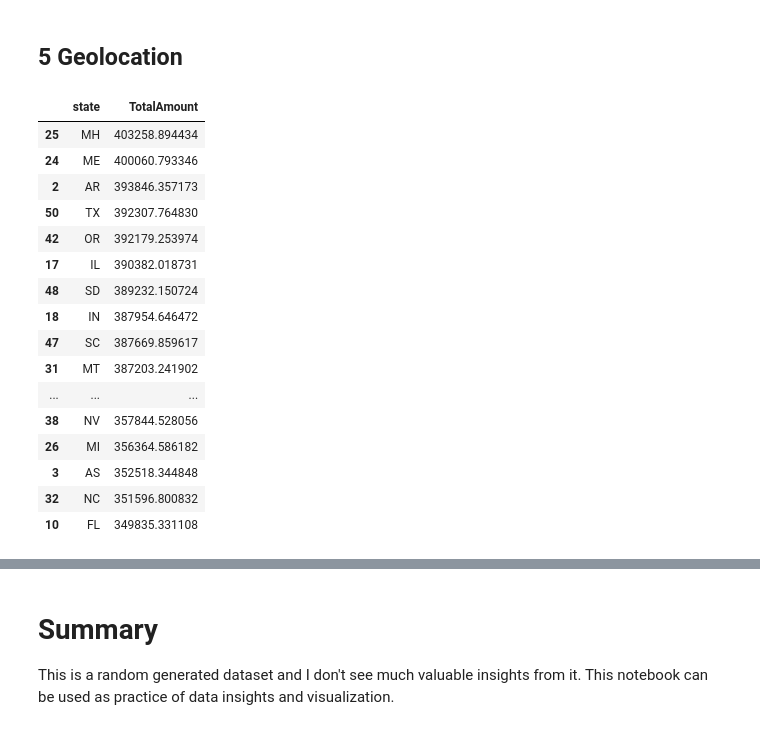
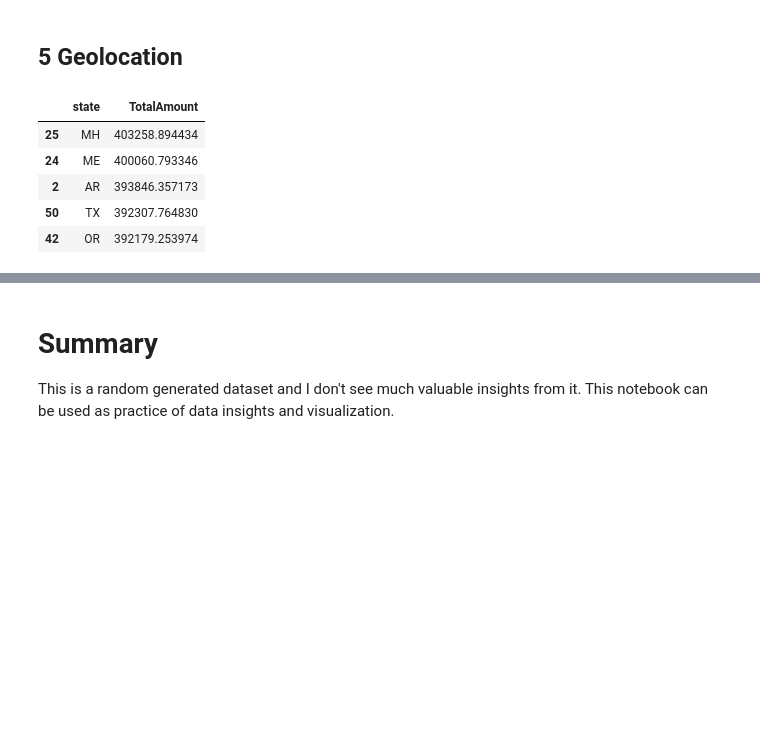
Before and after one commit to Yanxin-Ye/ml-ops-notes, a Jupyter notebook: designing-ml-systems/retail-transactions/visualization_and_insights.ipynb, the cells around one changed output, grey strips where cells are left out. Drawn from its saved outputs; the diff is of its cells as text; code cells hidden in the pictures; blank space fills up the shorter version.

```diff
--- a/designing-ml-systems/retail-transactions/visualization_and_insights.ipynb
+++ b/designing-ml-systems/retail-transactions/visualization_and_insights.ipynb
@@ -246,22 +246,12 @@ def extract_state_regex(address):
 
 df["state"] = df["StoreLocation"].apply(extract_state_regex)
 # %%
-df[["state", "TotalAmount"]].groupby("state").sum().reset_index().sort_values(by="TotalAmount", ascending=False)
+top_5_states = df[["state", "TotalAmount"]].groupby("state").sum().reset_index().sort_values(by="TotalAmount", ascending=False).nlargest(5, "TotalAmount")
+top_5_states
 # %% [output]
 |  | state | TotalAmount |
 | 25 | MH | 403258.894434 |
 | 24 | ME | 400060.793346 |
 | 2 | AR | 393846.357173 |
 | 50 | TX | 392307.764830 |
 | 42 | OR | 392179.253974 |
-| 17 | IL | 390382.018731 |
-| 48 | SD | 389232.150724 |
-| 18 | IN | 387954.646472 |
-| 47 | SC | 387669.859617 |
-| 31 | MT | 387203.241902 |
-| ... | ... | ... |
-| 38 | NV | 357844.528056 |
-| 26 | MI | 356364.586182 |
-| 3 | AS | 352518.344848 |
-| 32 | NC | 351596.800832 |
-| 10 | FL | 349835.331108 |
```
Also changed, not shown: parts of 7 cells of this notebook.
